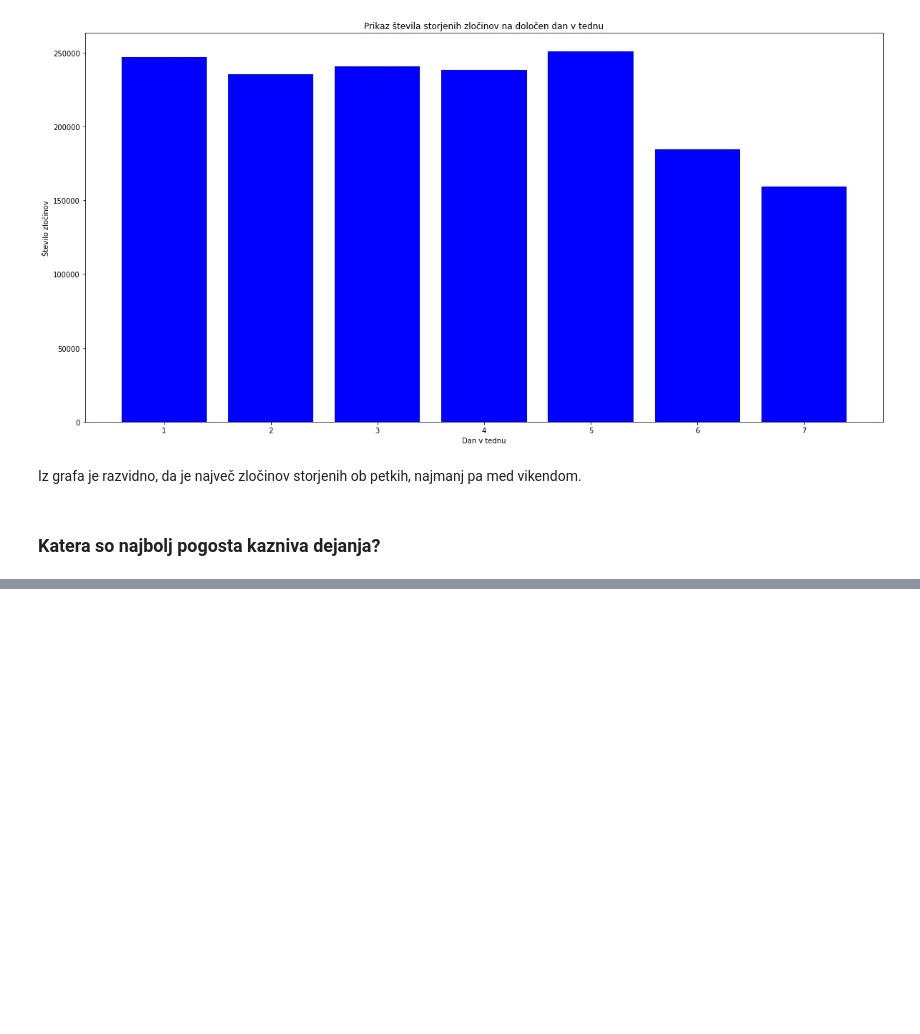
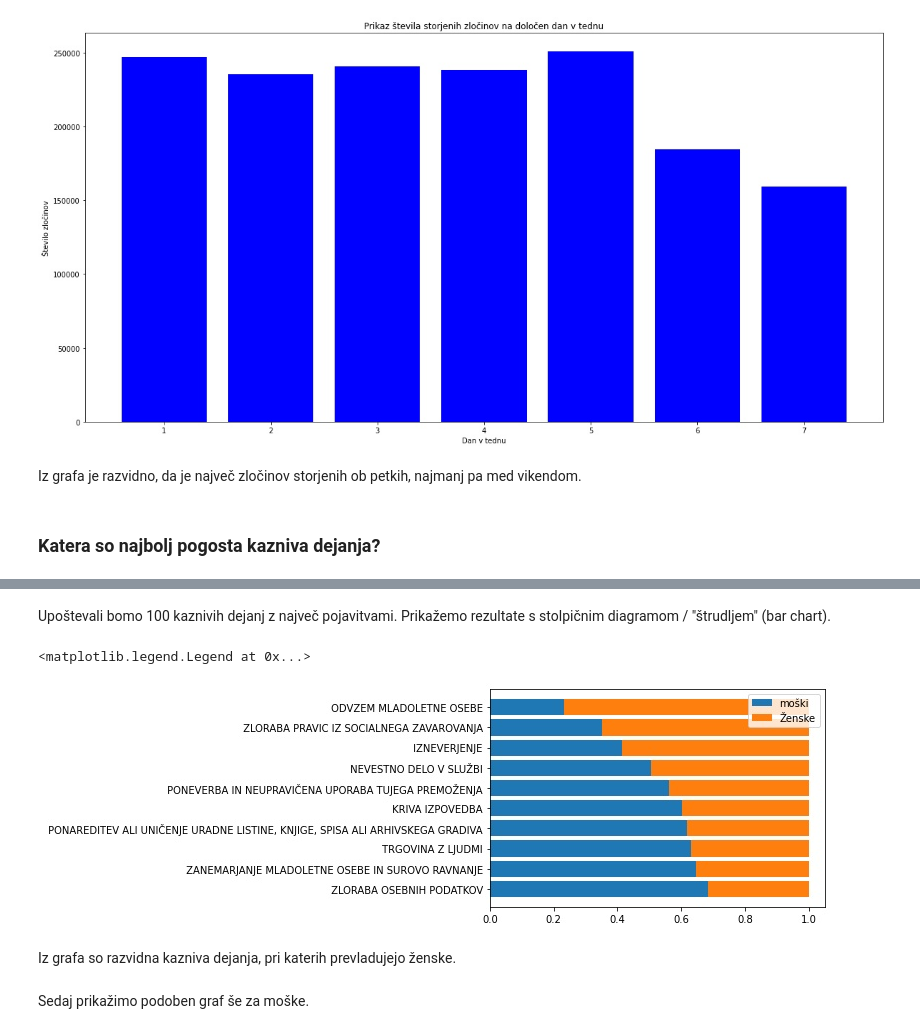
Before and after one commit to ncirar/PR21NCMSTK, a Jupyter notebook: code.ipynb, the cells around one changed output, grey strips where cells are left out. Drawn from its saved outputs; the diff is of its cells as text; code cells hidden in the pictures; blank space fills up the shorter version.

```diff
--- a/code.ipynb
+++ b/code.ipynb
@@ -342,0 +351,25 @@ ax.barh(titles, amounts)
+# %%
+ids = df.iloc[:, [6, 26]][df.iloc[:, 24].isin(["NEOVADENI OSUMLJENEC (ARHIV)", "OVADENI OSUMLJENEC"])]
+ids = ids[ids["Spol"].isin(["MOŠKI", "ŽENSKI"])]
+ids["Spol"] = ids["Spol"].replace(["MOŠKI", "ŽENSKI"], [1, 0]).astype("bool")
+# %%
+n = 10
+top100 = list(ids.groupby("OpisKD").count().sort_values(by="Spol")[-100:]["Spol"].index)
+genders = ids.groupby("OpisKD").mean().sort_values(by="Spol")["Spol"]
+names = list(genders[genders.index.isin(top100)].index)[:n][::-1]
+values_males = list(genders[genders.index.isin(top100)].array)[:n][::-1]
+values_females = list(map(lambda x: 1 - x, values_males))[:n]
+# %% [markdown]
+Upoštevali bomo 100 kaznivih dejanj z največ pojavitvami. Prikažemo rezultate s stolpičnim diagramom / "štrudljem" (bar chart).
+# %%
+fig, ax = plt.subplots()
+ax.barh(names, values_males, label="moški")
+ax.barh(names, values_females, left=values_males, label="Ženske")
+ax.legend()
+# %% [output]
+<matplotlib.legend.Legend at 0x...>
+[figure, added]
+# %% [markdown]
+Iz grafa so razvidna kazniva dejanja, pri katerih prevladujejo ženske.
+# %% [markdown]
+Sedaj prikažimo podoben graf še za moške.
```
Also changed, not shown: parts of 10 cells of this notebook.
